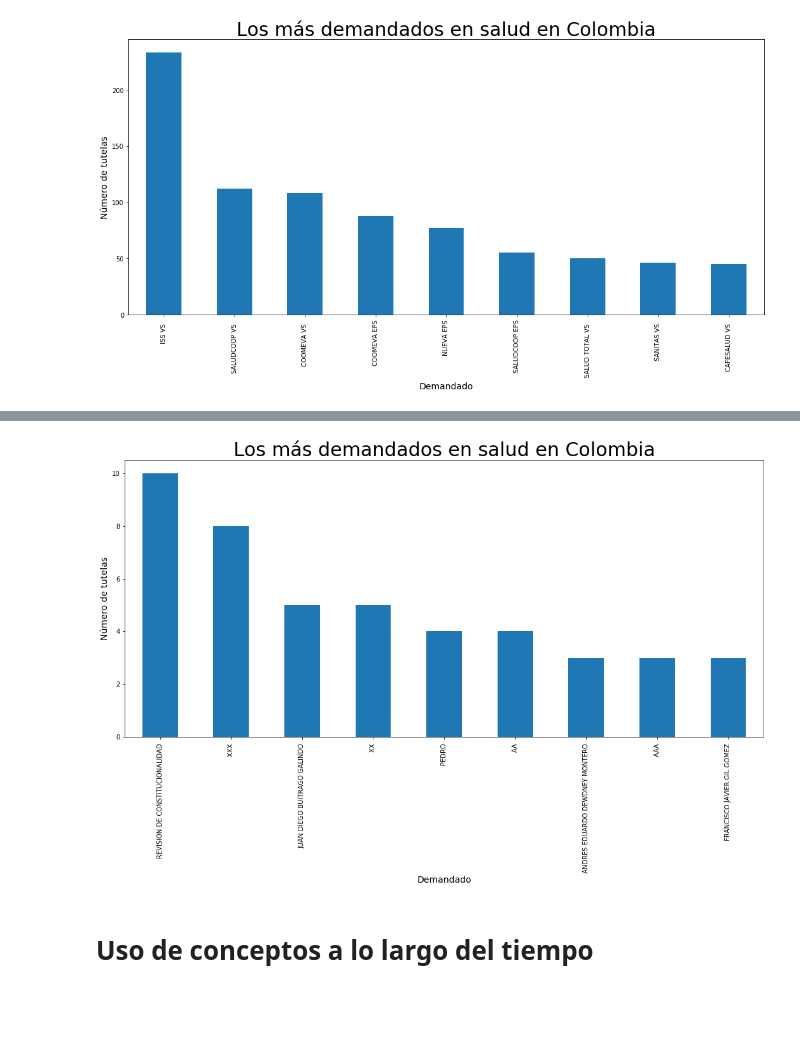
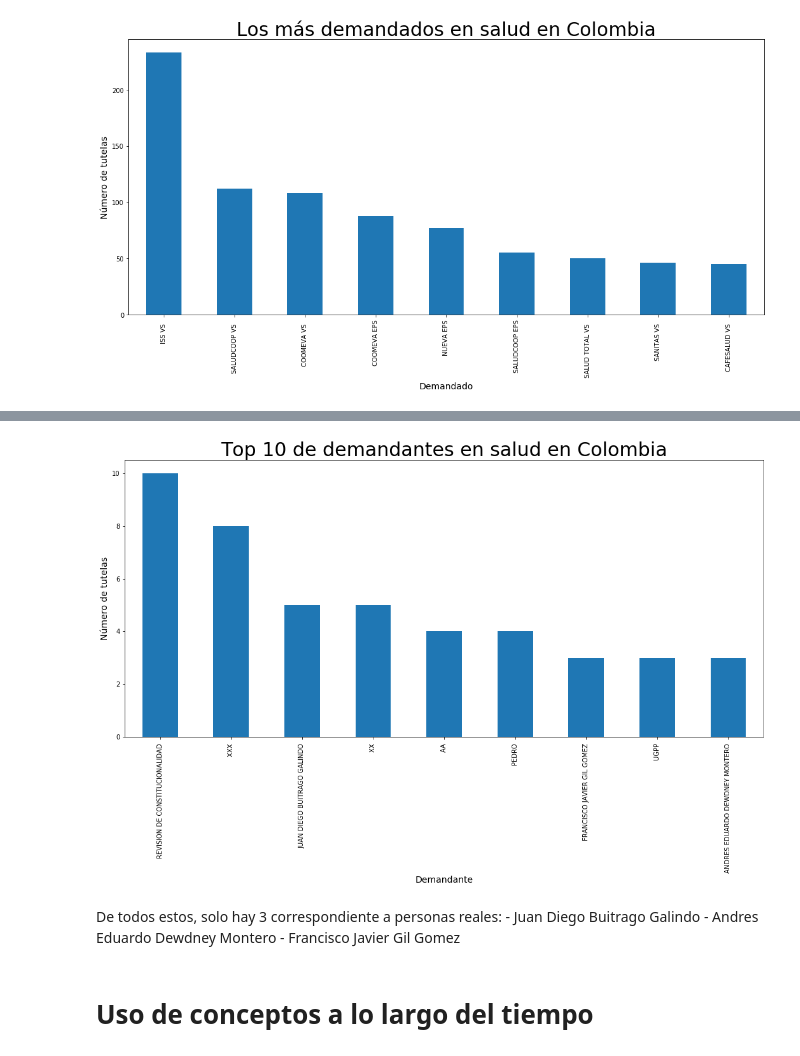
Before and after one commit to Juansemv/MCPP_juan.munoz, a Jupyter notebook: Proyecto final/Análisis de Tutelas.ipynb, the cells around one changed output, grey strips where cells are left out. Cells and saved outputs as stored; diff of their text form; code cells hidden in the pictures; blank space fills up the shorter version.

```diff
--- a/Proyecto final/Análisis de Tutelas.ipynb
+++ b/Proyecto final/Análisis de Tutelas.ipynb
@@ -130,13 +116,14 @@ por_mes
 12    424
 Name: Mes, dtype: int64
 # %%
+plt.rcParams["figure.figsize"] = [18.0, 8.0]
 por_mes.plot.bar()
 plt.title("Número de Tutelas por mes", fontdict={'fontsize': 30})
 plt.ylabel("Número de tutelas", fontdict={'fontsize': 14})
 plt.xlabel("Meses", fontdict={'fontsize': 14})
 labels = ['Enero','Febrero','Marzo','Abril','Mayo','Junio','Julio','Agosot','Septiembre','Octubre','Noviembre','Diciembre']
 plt.xticks(range(12), labels, rotation='vertical');
-#plt.savefig('images/bar_month.png')
+plt.savefig('Gráficos/barras_mes.png')
 # %% [output]
 [figure]
 # %%
@@ -283,12 +283,18 @@ Name: Demandante, Length: 5744, dtype: int64
 # %%
 #Los más demandados
 Demandante[1:10].plot.bar() #Se coloca desde 1, por en '0' están las demandas sin demandado
-plt.title("Los más demandados en salud en Colombia", fontdict={'fontsize': 30})
+plt.title("Top 10 de demandantes en salud en Colombia", fontdict={'fontsize': 30})
 plt.ylabel("Número de tutelas", fontdict={'fontsize': 14})
-plt.xlabel("Demandado", fontdict={'fontsize': 14});
-#plt.savefig('images/bar_month.png')
+plt.xlabel("Demandante", fontdict={'fontsize': 14});
+
+plt.savefig('Gráficos/barra_demandante.png')
 # %% [output]
-[figure, old version]
+[figure, new version]
+# %% [markdown]
+De todos estos, solo hay 3 correspondiente a personas reales:
+    - Juan Diego Buitrago Galindo
+    - Andres Eduardo Dewdney Montero
+    - Francisco Javier Gil Gomez
 # %% [markdown]
 # Uso de conceptos a lo largo del tiempo
 # %%
```
Also changed, not shown: parts of 60 cells of this notebook, 23 other files.
